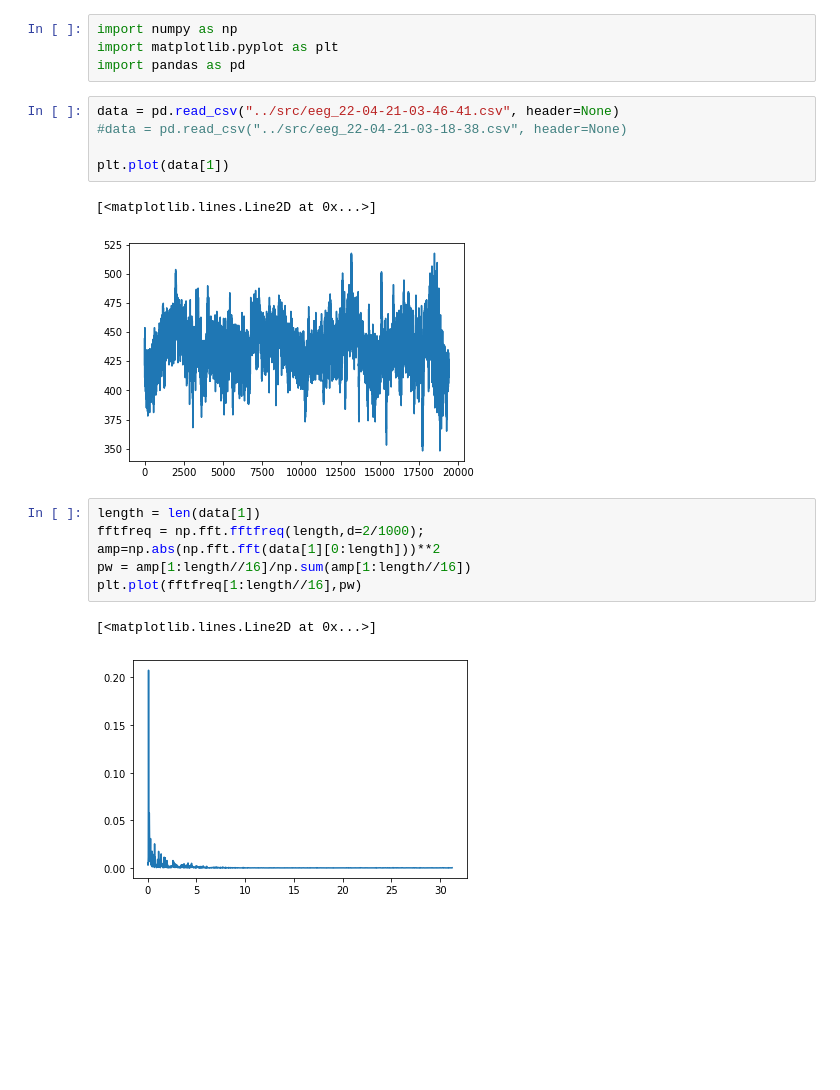
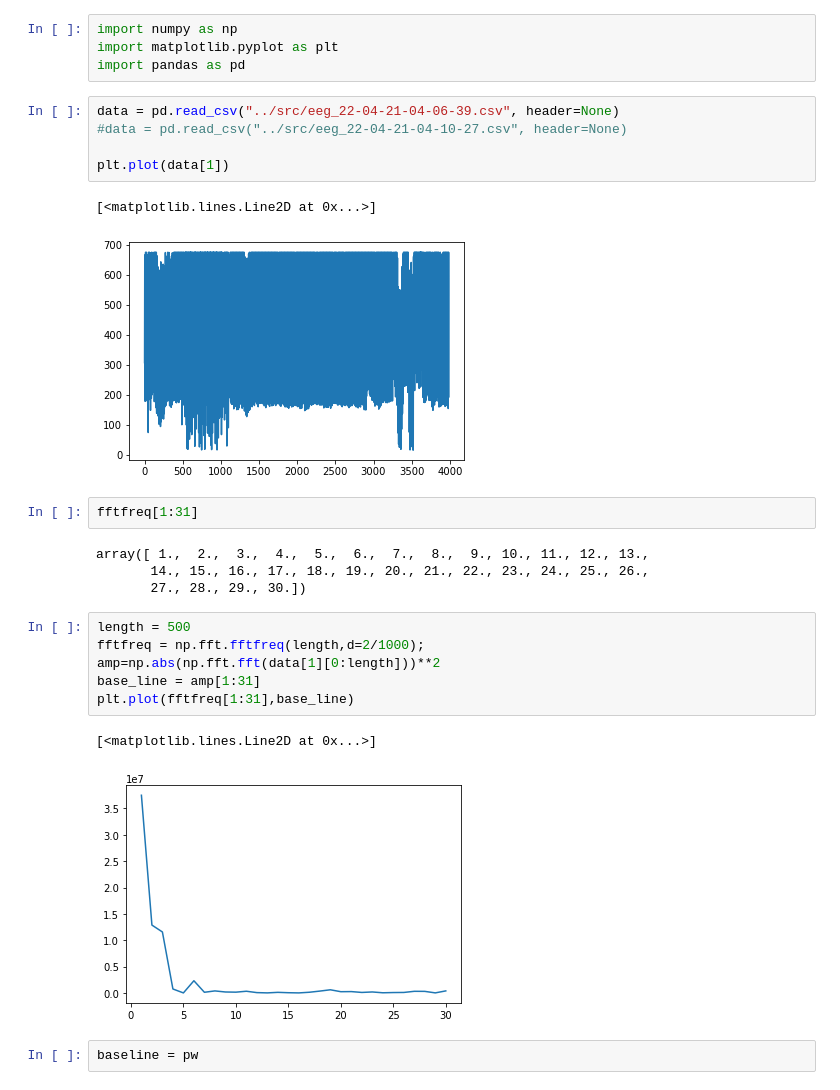
Before and after one commit to EPFL-EEG-Team/sensors_testing, a Jupyter notebook: notebooks/Recorded_data_analysis.ipynb, the cells around one changed output. Drawn from its saved outputs; the diff is of its cells as text; blank space fills up the shorter version.

```diff
--- a/notebooks/Recorded_data_analysis.ipynb
+++ b/notebooks/Recorded_data_analysis.ipynb
@@ -3,19 +3,27 @@ import numpy as np
 import matplotlib.pyplot as plt
 import pandas as pd
 # %%
-data = pd.read_csv("../src/eeg_22-04-21-03-46-41.csv", header=None)
-#data = pd.read_csv("../src/eeg_22-04-21-03-18-38.csv", header=None)
+data = pd.read_csv("../src/eeg_22-04-21-04-06-39.csv", header=None)
+#data = pd.read_csv("../src/eeg_22-04-21-04-10-27.csv", header=None)
 
 plt.plot(data[1])
 # %% [output]
 [<matplotlib.lines.Line2D at 0x...>]
-[figure, old version]
+[figure, new version]
+# %%
+fftfreq[1:31]
+# %% [output]
+array([ 1.,  2.,  3.,  4.,  5.,  6.,  7.,  8.,  9., 10., 11., 12., 13.,
+       14., 15., 16., 17., 18., 19., 20., 21., 22., 23., 24., 25., 26.,
+       27., 28., 29., 30.])
 # %%
-length = len(data[1])
+length = 500
 fftfreq = np.fft.fftfreq(length,d=2/1000);
 amp=np.abs(np.fft.fft(data[1][0:length]))**2
-pw = amp[1:length//16]/np.sum(amp[1:length//16])
-plt.plot(fftfreq[1:length//16],pw)
+base_line = amp[1:31]
+plt.plot(fftfreq[1:31],base_line)
 # %% [output]
 [<matplotlib.lines.Line2D at 0x...>]
-[figure, old version]
+[figure, new version]
+# %%
+baseline = pw
```
Also changed, not shown: parts of 4 cells of this notebook, 3 other files.
